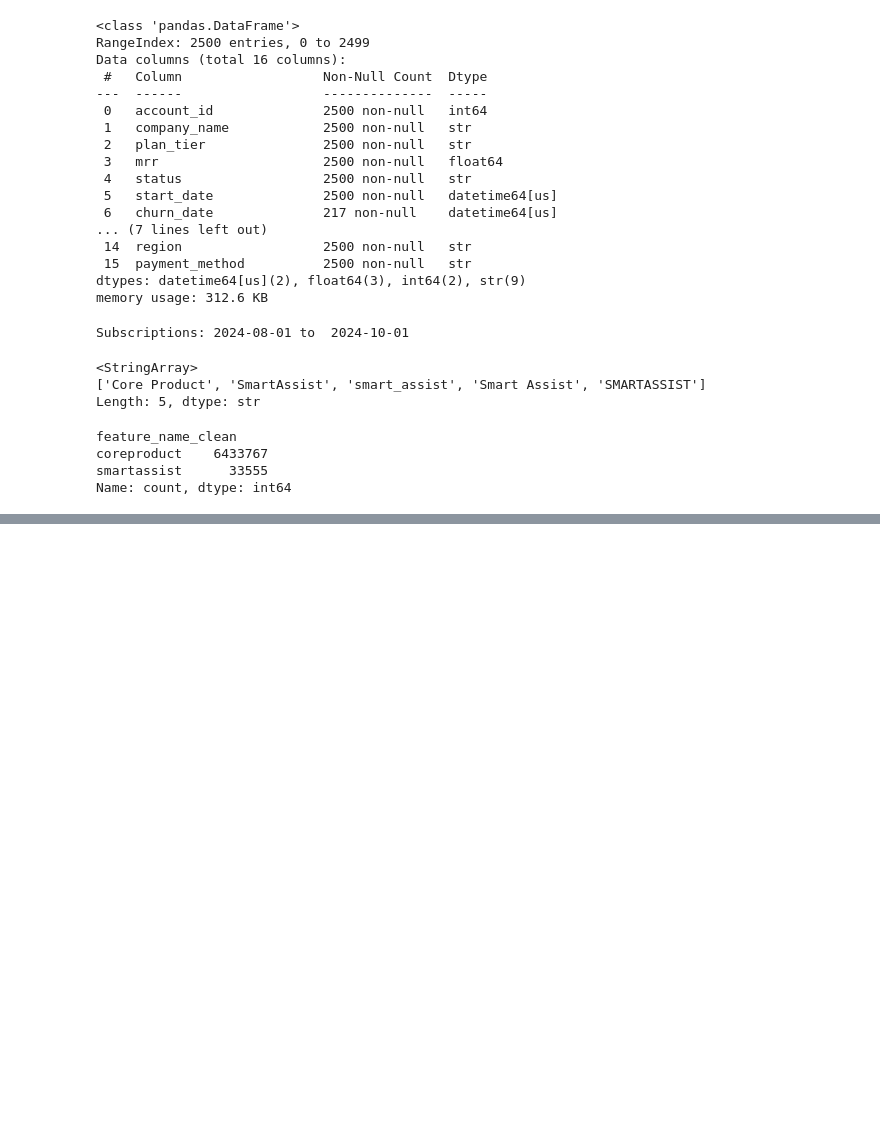
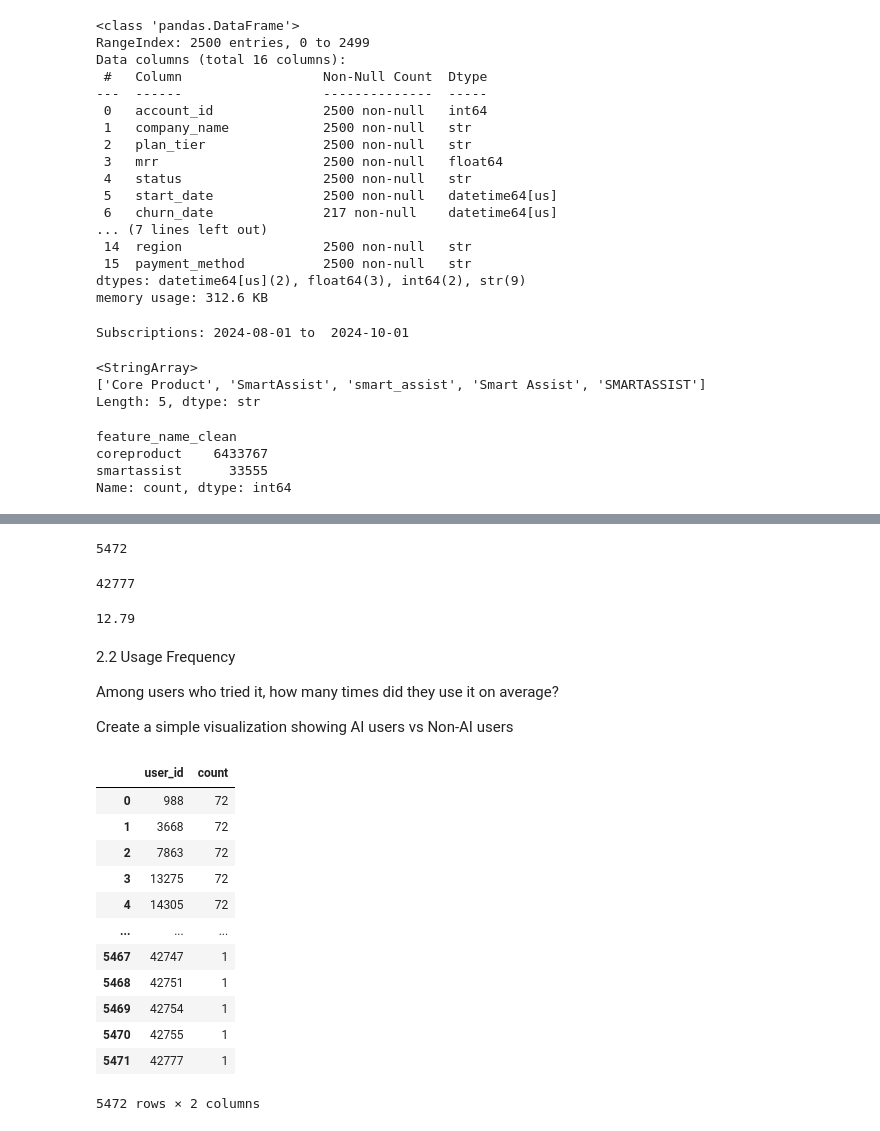
Before and after one commit to Vaishnav09/ai-product-impact-analysis, a Jupyter notebook: notebooks/01_data_exploration.ipynb, the cells around one changed output, grey strips where cells are left out. Drawn from its saved outputs; the diff is of its cells as text; code cells hidden in the pictures; blank space fills up the shorter version.

```diff
--- a/notebooks/01_data_exploration.ipynb
+++ b/notebooks/01_data_exploration.ipynb
@@ -254,0 +293,38 @@ Name: count, dtype: int64
+# %%
+sma_users = smartassist_df['user_id'].nunique()
+sma_users
+# %% [output]
+5472
+# %%
+total_users = users['user_id'].nunique()
+total_users
+# %% [output]
+42777
+# %%
+percent_active_users = round((sma_users / total_users)*100,2)
+percent_active_users
+# %% [output]
+12.79
+# %% [markdown]
+2.2 Usage Frequency
+
+Among users who tried it, how many times did they use it on average?
+
+Create a simple visualization showing AI users vs Non-AI users
+# %%
+uses = smartassist_df['user_id'].value_counts().rename_axis('user_id').reset_index(name='count')
+uses
+# %% [output]
+|  | user_id | count |
+| 0 | 988 | 72 |
+| 1 | 3668 | 72 |
+| 2 | 7863 | 72 |
+| 3 | 13275 | 72 |
+| 4 | 14305 | 72 |
+| ... | ... | ... |
+| 5467 | 42747 | 1 |
+| 5468 | 42751 | 1 |
+| 5469 | 42754 | 1 |
+| 5470 | 42755 | 1 |
+| 5471 | 42777 | 1 |
+5472 rows × 2 columns
```
Also changed, not shown: parts of 9 cells of this notebook.
